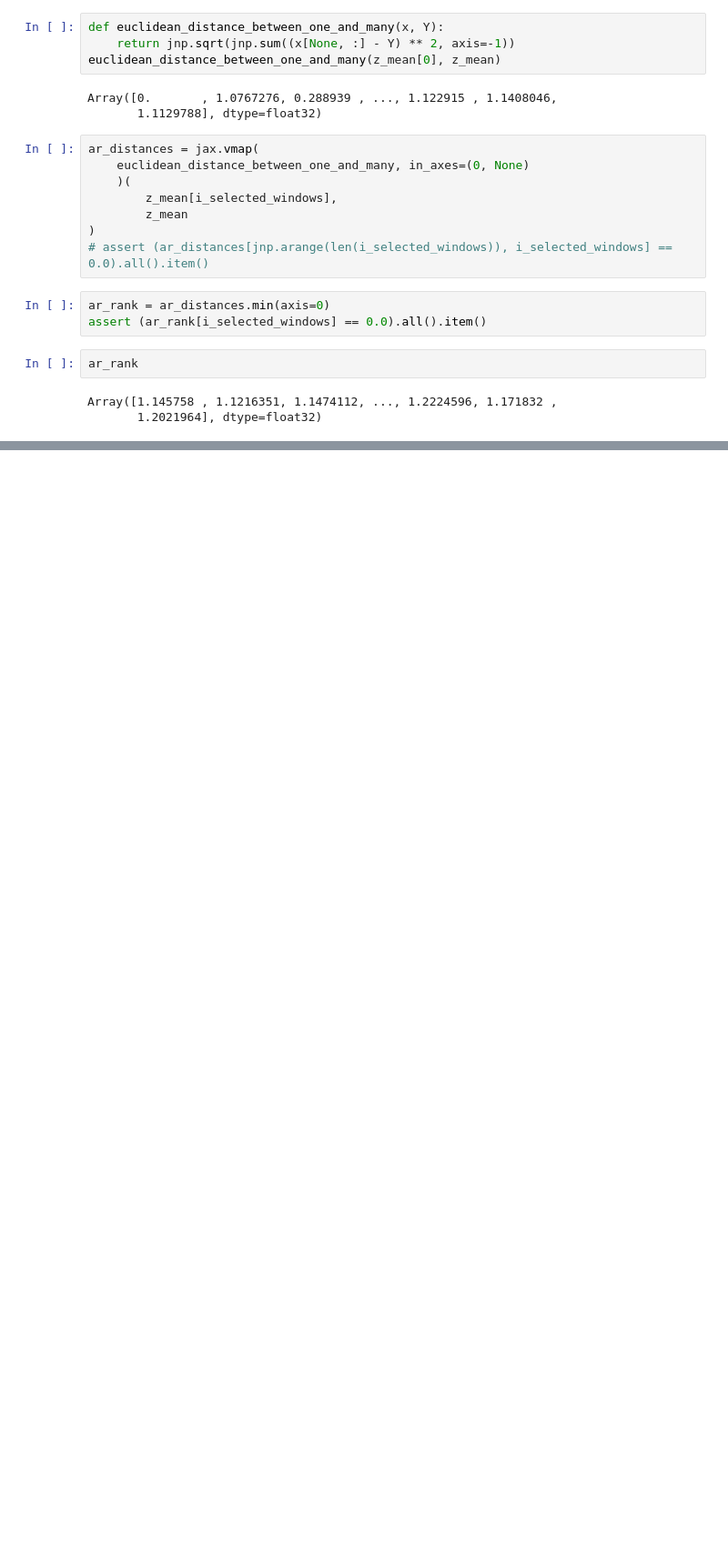
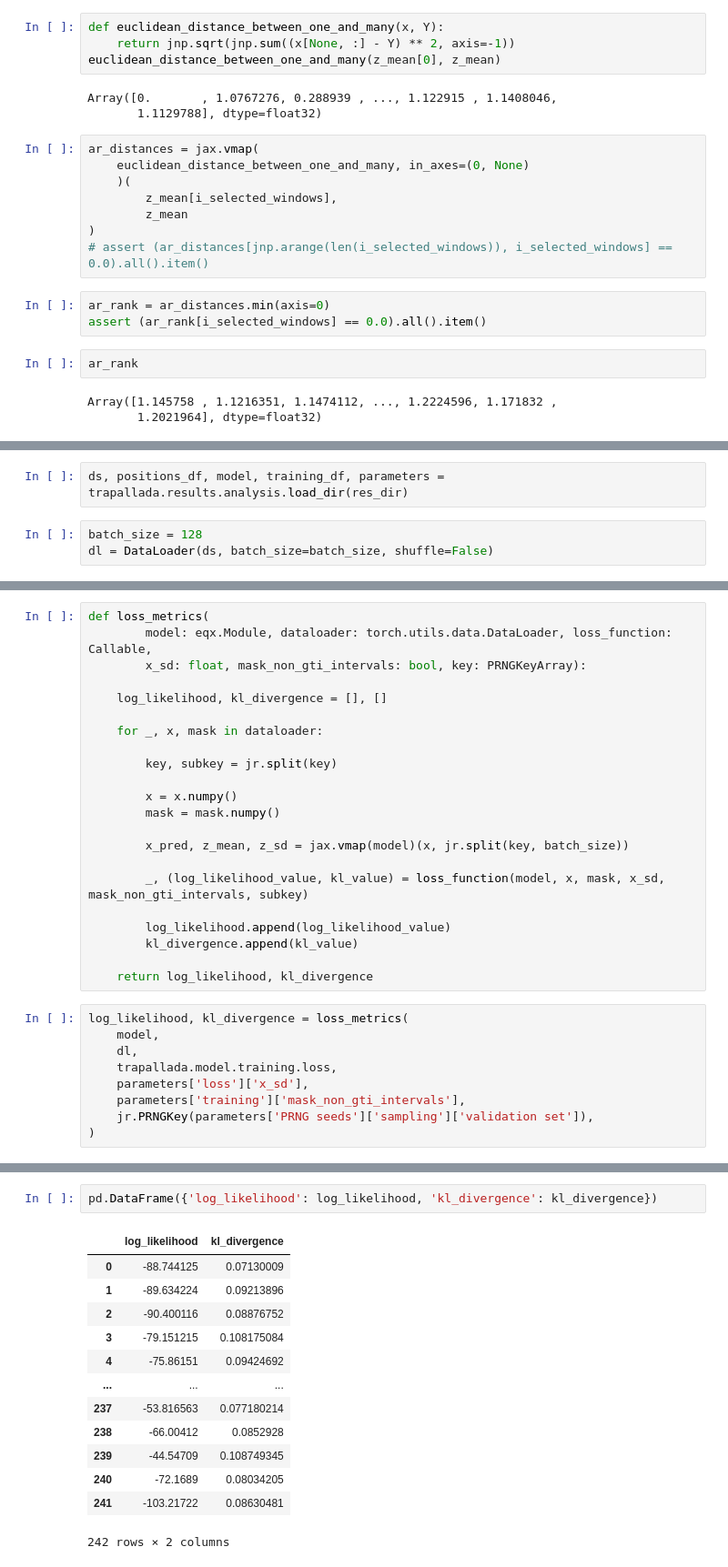
Before and after one commit to manuvazquez/VAEonXMM, a Jupyter notebook: experiments/labels.ipynb, the cells around one changed output, grey strips where cells are left out. Shown at 91% size. Drawn from its saved outputs; the diff is of its cells as text; blank space fills up the shorter version.

```diff
--- a/experiments/labels.ipynb
+++ b/experiments/labels.ipynb
@@ -281,0 +293,5 @@ Array([1.145758 , 1.1216351, 1.1474112, ..., 1.2224596, 1.171832 ,
+# %%
+ds, positions_df, model, training_df, parameters = trapallada.results.analysis.load_dir(res_dir)
+# %%
+batch_size = 128
+dl = DataLoader(ds, batch_size=batch_size, shuffle=False)
@@ -281,0 +337,31 @@ Array([1.145758 , 1.1216351, 1.1474112, ..., 1.2224596, 1.171832 ,
+# %%
+def loss_metrics(
+        model: eqx.Module, dataloader: torch.utils.data.DataLoader, loss_function: Callable,
+        x_sd: float, mask_non_gti_intervals: bool, key: PRNGKeyArray):
+
+    log_likelihood, kl_divergence = [], []
+
+    for _, x, mask in dataloader:
+
+        key, subkey = jr.split(key)
+
+        x = x.numpy()
+        mask = mask.numpy()
+
+        x_pred, z_mean, z_sd = jax.vmap(model)(x, jr.split(key, batch_size))
+
+        _, (log_likelihood_value, kl_value) = loss_function(model, x, mask, x_sd, mask_non_gti_intervals, subkey)
+
+        log_likelihood.append(log_likelihood_value)
+        kl_divergence.append(kl_value)
+
+    return log_likelihood, kl_divergence
+# %%
+log_likelihood, kl_divergence = loss_metrics(
+    model,
+    dl,
+    trapallada.model.training.loss,
+    parameters['loss']['x_sd'],
+    parameters['training']['mask_non_gti_intervals'],
+    jr.PRNGKey(parameters['PRNG seeds']['sampling']['validation set']),
+)
@@ -281,0 +376,16 @@ Array([1.145758 , 1.1216351, 1.1474112, ..., 1.2224596, 1.171832 ,
+# %%
+pd.DataFrame({'log_likelihood': log_likelihood, 'kl_divergence': kl_divergence})
+# %% [output]
+|  | log_likelihood | kl_divergence |
+| 0 | -88.744125 | 0.07130009 |
+| 1 | -89.634224 | 0.09213896 |
+| 2 | -90.400116 | 0.08876752 |
+| 3 | -79.151215 | 0.108175084 |
+| 4 | -75.86151 | 0.09424692 |
+| ... | ... | ... |
+| 237 | -53.816563 | 0.077180214 |
+| 238 | -66.00412 | 0.0852928 |
+| 239 | -44.54709 | 0.108749345 |
+| 240 | -72.1689 | 0.08034205 |
+| 241 | -103.21722 | 0.08630481 |
+242 rows × 2 columns
```
Also changed, not shown: parts of 12 cells of this notebook, 7 other files.
